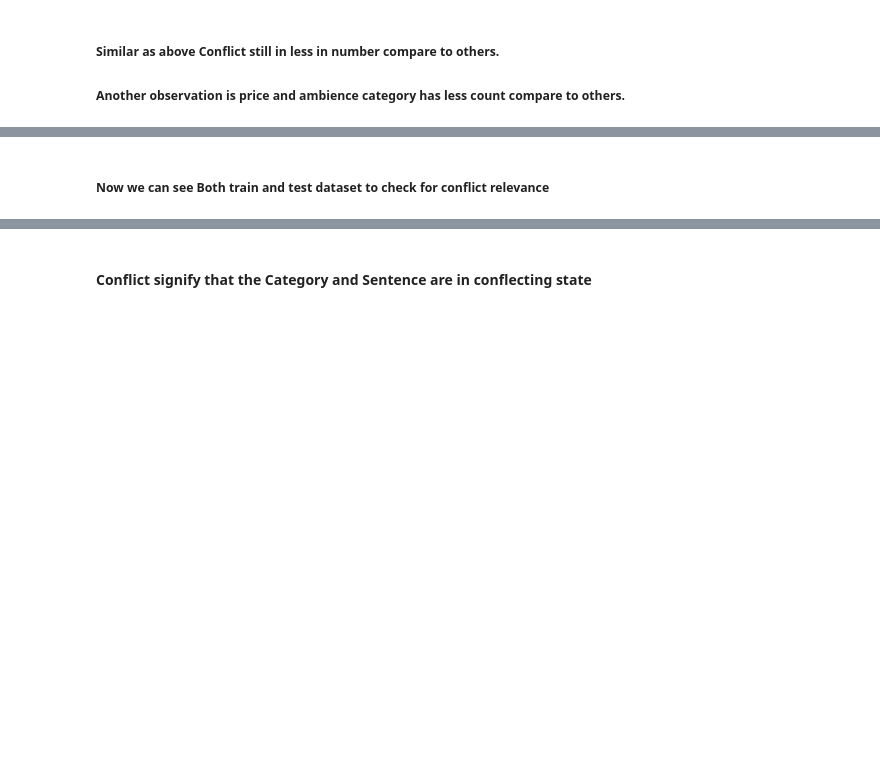
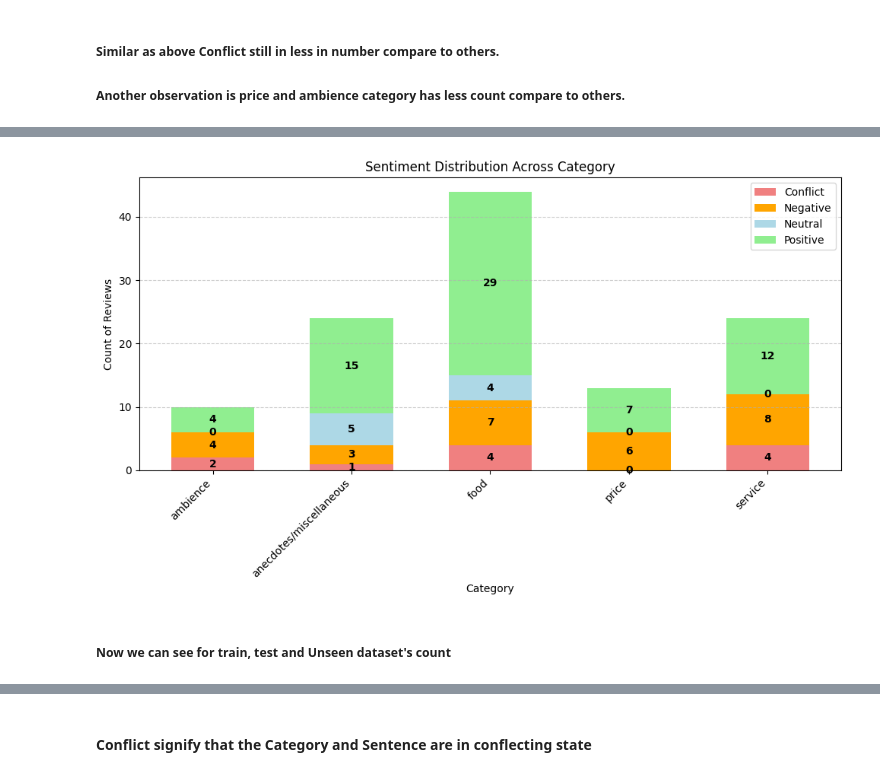
Before and after one commit to nabarunbaruaAIML/ABSA_Case_Study, a Jupyter notebook: Case_Study.ipynb, the cells around one changed output, grey strips where cells are left out. Drawn from its saved outputs; the diff is of its cells as text; code cells hidden in the pictures; blank space fills up the shorter version.

```diff
--- a/Case_Study.ipynb
+++ b/Case_Study.ipynb
@@ -384,6 +393,7 @@ polarity_label: {'conflict':0,'neutral':1,'negative':2,'positive':3}
 # %%
 NER_train = []
 NER_test=[]
+NER_dev = []
 for data in flat_dataset['train']:
     NER_dict={}
     NER_dict['ID'] = data['ID']
@@ -406,5 +416,16 @@ for data in flat_dataset['test']:
     NER_test.append(NER_dict)
     # break
 
-len(NER_train), len(NER_test)
+for data in flat_dataset['dev']:
+    NER_dict={}
+    NER_dict['ID'] = data['ID']
+    NER_dict['text']= data['text']
+    NER_dict['split_text'] = data['NER_INFERENCE.text']
+    NER_dict['ner_label'] = data['NER_INFERENCE.ner_label']
+    NER_dict['term'] = data['NER_INFERENCE.term']
+    NER_dict['polarity'] = data['NER_INFERENCE.polarity_label']
+    NER_dev.append(NER_dict)
+    # break
+
+len(NER_train), len(NER_test), len(NER_dev)
 # %% [output]
@@ -855,7 +987,11 @@ polarity_Category_wise(CATEGORY_DATASET,'test')
+# %%
+polarity_Category_wise(CATEGORY_DATASET,'dev')
+# %% [output]
+[figure, added]
 # %%
 Process_Category_Dataset = CATEGORY_DATASET
 # %% [markdown]
-##### Now we can see Both train and test dataset to check for conflict relevance
+##### Now we can see for train, test and Unseen dataset's count
 # %%
 polarity_Category(Process_Category_Dataset,'train')
 # %% [output]
```
Also changed, not shown: parts of 74 cells of this notebook.
